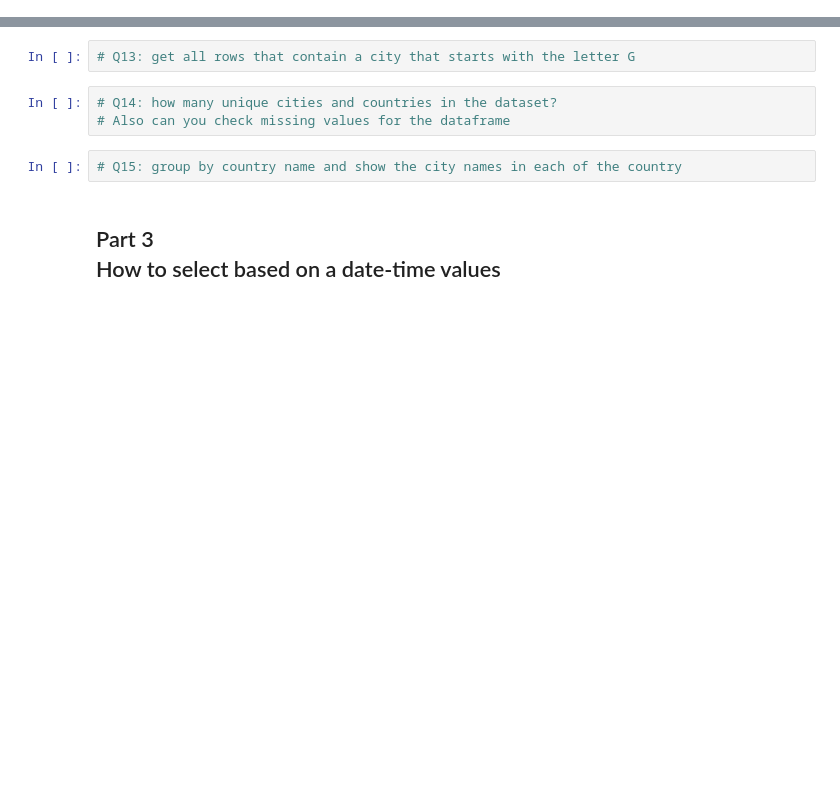
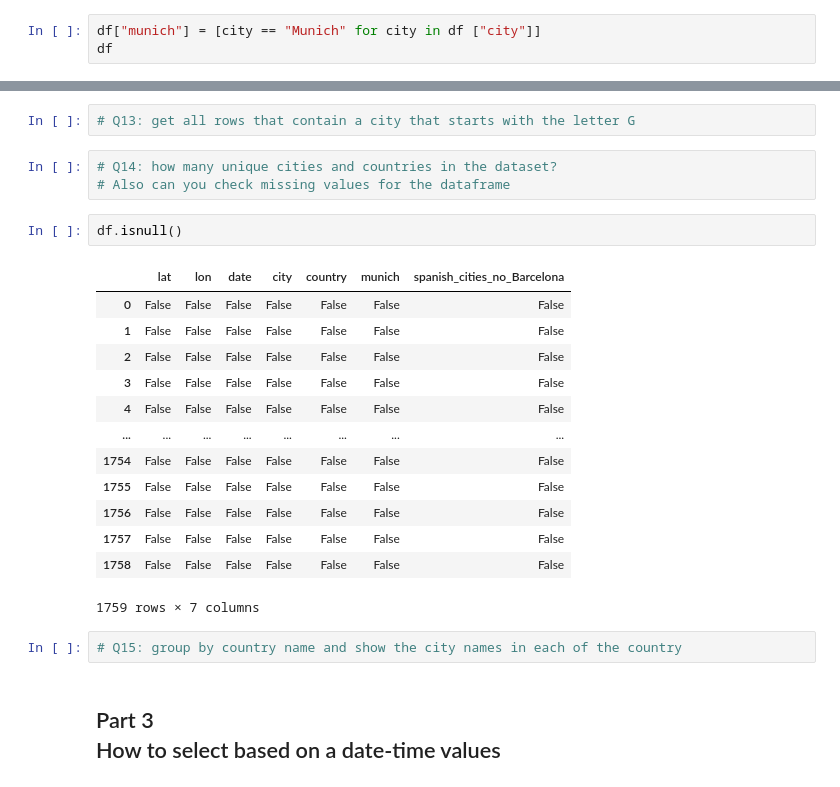
Before and after one commit to qszhao/PTUA2023, a Jupyter notebook: Lab05/Lab05_Pandas.ipynb, the cells around one changed output, grey strips where cells are left out. Cells and saved outputs as stored; diff of their text form; blank space fills up the shorter version.

```diff
--- a/Lab05/Lab05_Pandas.ipynb
+++ b/Lab05/Lab05_Pandas.ipynb
@@ -126,3 +125,6 @@ df.tail()
 | 177 | 48.357110 | 11.791346 | 07/09/2014 13:20 | Munich | Germany |
 # %%
 # Q9: create a Series of true/false, indicating if each "city" row in the column is equal to "Munich"
+# %%
+df["munich"] = [city == "Munich" for city in df ["city"]]
+df
@@ -139,6 +177,22 @@ df.tail()
 # %%
 # Q14: how many unique cities and countries in the dataset?
 # Also can you check missing values for the dataframe
+# %%
+df.isnull()
+# %% [output]
+|  | lat | lon | date | city | country | munich | spanish_cities_no_Barcelona |
+| 0 | False | False | False | False | False | False | False |
+| 1 | False | False | False | False | False | False | False |
+| 2 | False | False | False | False | False | False | False |
+| 3 | False | False | False | False | False | False | False |
+| 4 | False | False | False | False | False | False | False |
+| ... | ... | ... | ... | ... | ... | ... | ... |
+| 1754 | False | False | False | False | False | False | False |
+| 1755 | False | False | False | False | False | False | False |
+| 1756 | False | False | False | False | False | False | False |
+| 1757 | False | False | False | False | False | False | False |
+| 1758 | False | False | False | False | False | False | False |
+1759 rows × 7 columns
 # %%
 # Q15: group by country name and show the city names in each of the country
 # %% [markdown]
```
Also changed, not shown: parts of 9 cells of this notebook.
